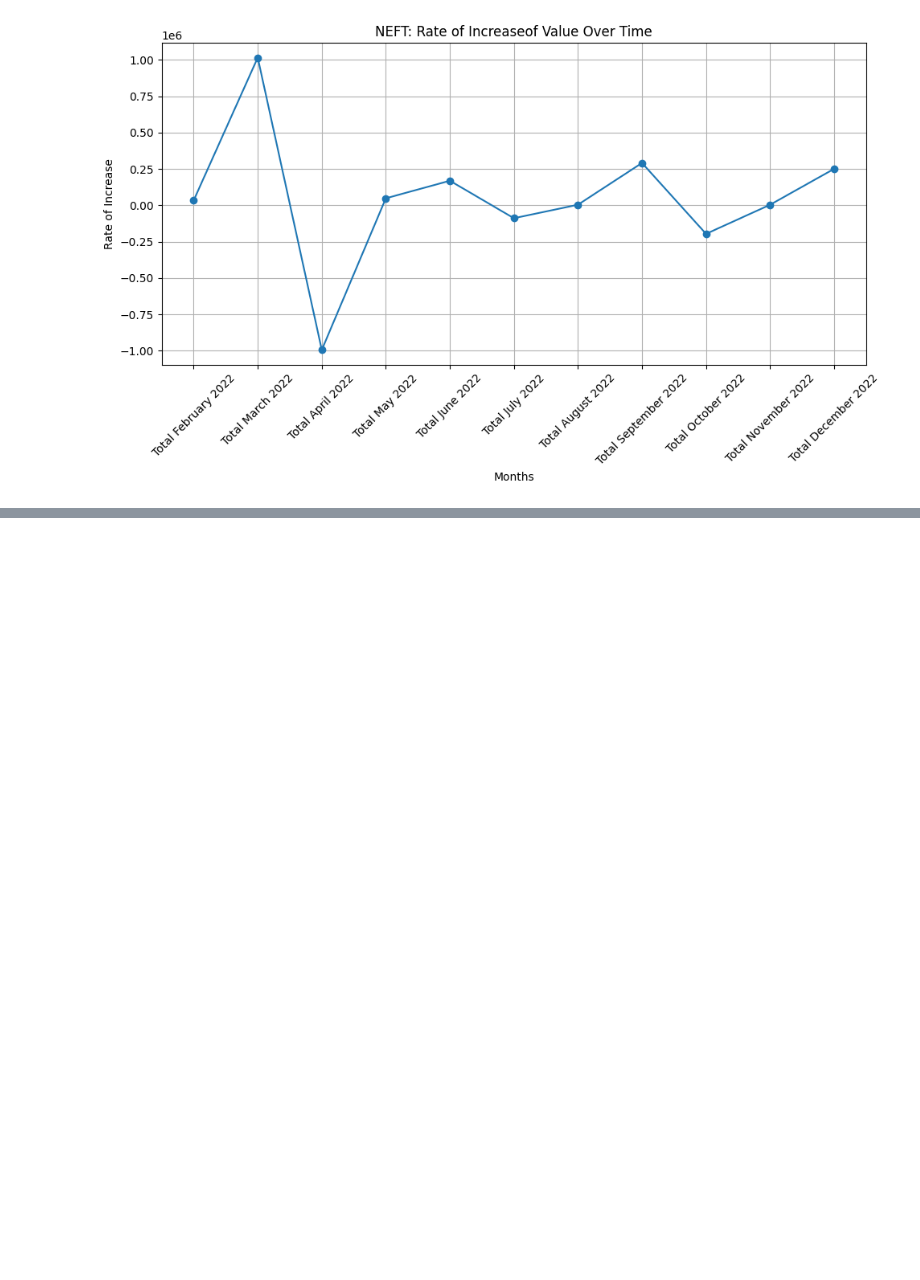
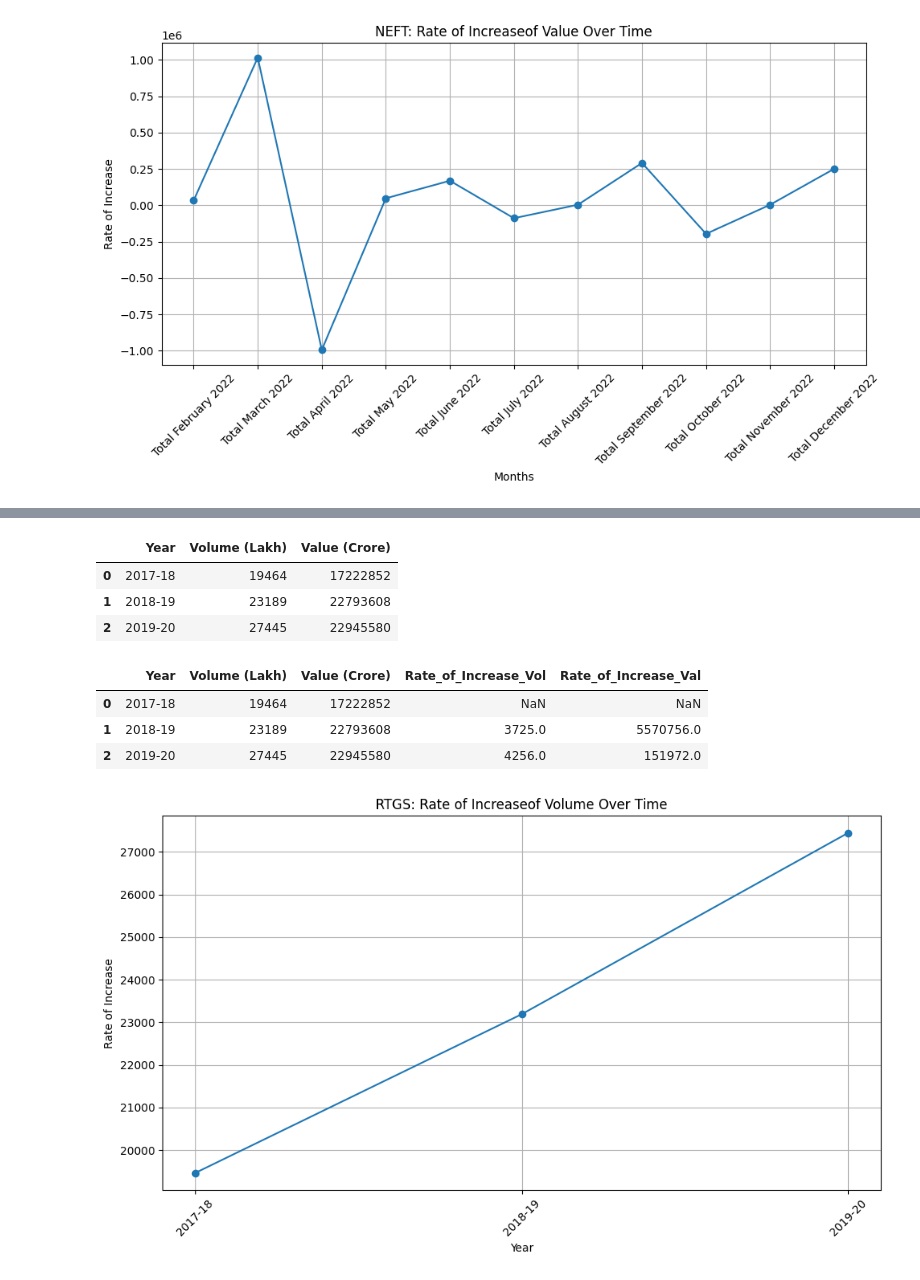
Before and after one commit to kxrxn08/DigitalTransactionAnalysis, a Jupyter notebook: DataCleaning/RateChange.ipynb, the cells around one changed output, grey strips where cells are left out. Saved outputs shown, nothing was run; the diff lists cells and outputs as text; code cells hidden in the pictures; blank space fills up the shorter version.

Commit message:
NEFT RTGS

```diff
--- a/DataCleaning/RateChange.ipynb
+++ b/DataCleaning/RateChange.ipynb
@@ -219,0 +277,34 @@ plt.show()
+# %%
+NEFT = {'Year': ['2017-18', '2018-19', '2019-20'],
+        'Volume (Lakh)': [19464,23189,27445],
+        'Value (Crore)':[17222852,22793608,22945580]}
+
+NEFT = pd.DataFrame(NEFT)
+NEFT
+# %% [output]
+|  | Year | Volume (Lakh) | Value (Crore) |
+| 0 | 2017-18 | 19464 | 17222852 |
+| 1 | 2018-19 | 23189 | 22793608 |
+| 2 | 2019-20 | 27445 | 22945580 |
+# %%
+NEFT['Rate_of_Increase_Vol'] = NEFT['Volume (Lakh)'].diff()
+NEFT['Rate_of_Increase_Val'] = NEFT['Value (Crore)'].diff()
+NEFT
+# %% [output]
+|  | Year | Volume (Lakh) | Value (Crore) | Rate_of_Increase_Vol | Rate_of_Increase_Val |
+| 0 | 2017-18 | 19464 | 17222852 | NaN | NaN |
+| 1 | 2018-19 | 23189 | 22793608 | 3725.0 | 5570756.0 |
+| 2 | 2019-20 | 27445 | 22945580 | 4256.0 | 151972.0 |
+# %%
+plt.figure(figsize=(10, 6))
+plt.plot(NEFT['Year'], NEFT['Volume (Lakh)'], marker='o', linestyle='-')
+plt.title('RTGS: Rate of Increaseof Volume Over Time')
+plt.xlabel('Year')
+plt.ylabel('Rate of Increase')
+plt.grid(True)
+plt.xticks(rotation=45)
+plt.tight_layout()
+
+plt.show()
+# %% [output]
+[figure, added]
```
Also changed, not shown: parts of 8 cells of this notebook.
